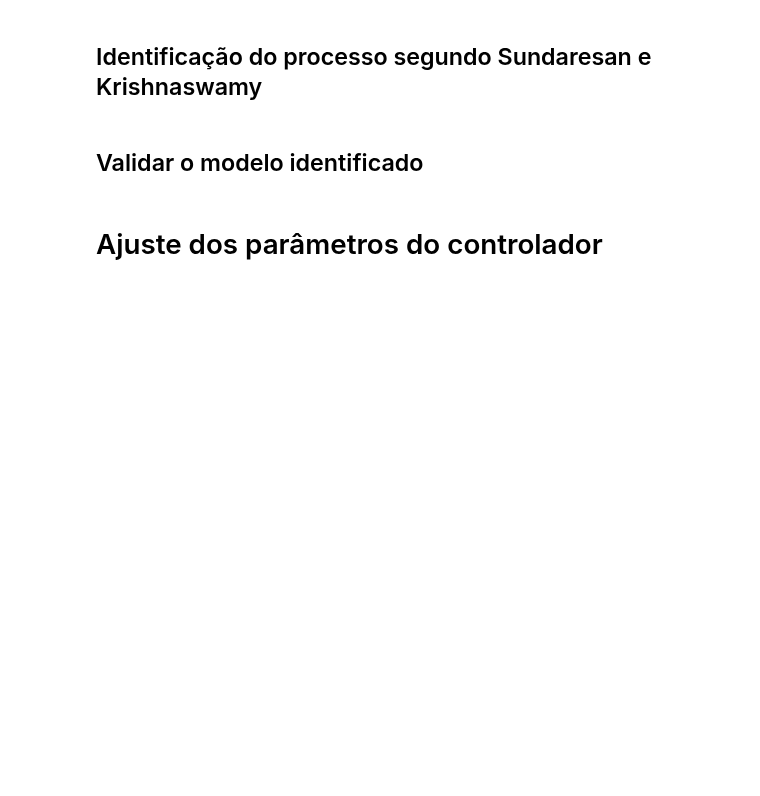
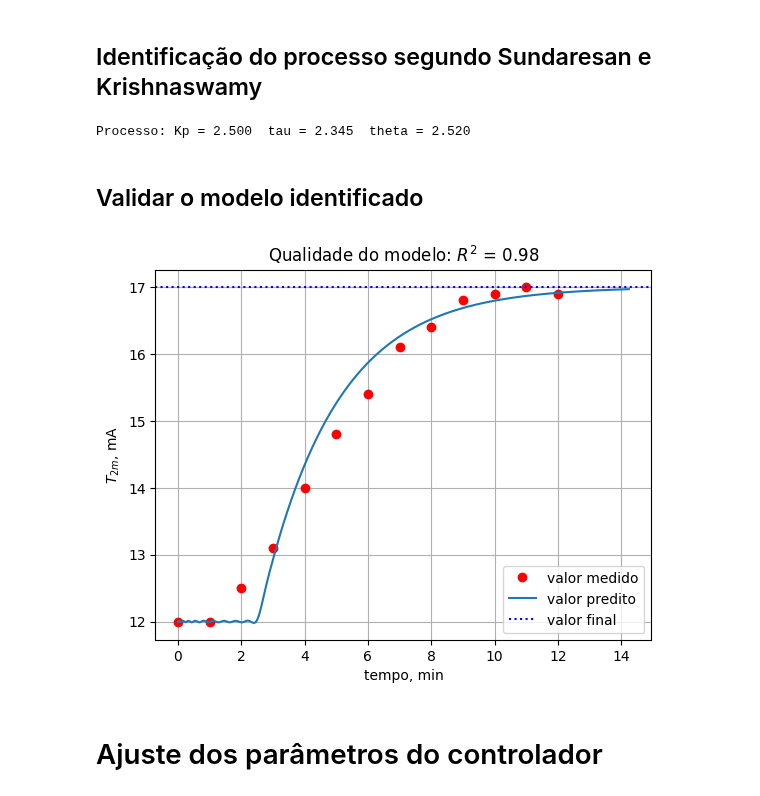
Before and after one commit to juliosdutra/Controle_de_Processos_UFES, a Jupyter notebook: 7.Controller-tuning/Sintonia_de_controladores.ipynb, the cells around one changed output. Cells and saved outputs as stored; diff of their text form; code cells hidden in the pictures; blank space fills up the shorter version.

```diff
--- a/7.Controller-tuning/Sintonia_de_controladores.ipynb
+++ b/7.Controller-tuning/Sintonia_de_controladores.ipynb
@@ -90,33 +98,39 @@ plt.grid()
 # %% [markdown]
 ## Identificação do processo segundo Sundaresan e Krishnaswamy
 # %%
-t1 =  # 35.3% de Delta_T2m
-t2 =  # 85.3% de Delta_T2m
+t1 = 3.5 # 35.3% de Delta_T2m
+t2 = 7.0 # 85.3% de Delta_T2m
 
 theta = 1.3*t1 - 0.29*t2
 taup = 0.67*(t2-t1)
 
 print('Processo: Kp = %1.3f  tau = %1.3f  theta = %1.3f' %(Kp, taup, theta))
+# %% [output]
+Processo: Kp = 2.500  tau = 2.345  theta = 2.520
 # %% [markdown]
 ## Validar o modelo identificado
 # %%
 # Implementar o modelo
 s = ct.tf('s')
 Gtd = ct.tf(*ct.pade(theta,20))
 Gp = Kp/(taup*s+1)*Gtd
 
 # Testar o modelo na mesma condição dos dados
 tval0, yval0 = ct.step_response(Gp,T=t)
 Tval0 = Delta_Ps*yval0 + T_2m[0]
 
+tval, yval = ct.step_response(Gp,T=5*taup+theta)
+
 plt.plot(t, T_2m, 'or', label = 'valor medido')
 plt.plot(tval, Delta_Ps*yval + T_2m[0] , label='valor predito')
 plt.axhline(y=17, linestyle = ':', color = 'blue', label = 'valor final')
 
 plt.xlabel('tempo, min')
 plt.ylabel(r'$T_{2m}$, mA')
 plt.title(r'Qualidade do modelo: $R^2$ = %1.2f' %r2_score(T_2m, Tval0) )
 plt.legend()
 plt.grid()
+# %% [output]
+[figure, added]
 # %% [markdown]
 # Ajuste dos parâmetros do controlador
```
Also changed, not shown: parts of 10 cells of this notebook.
